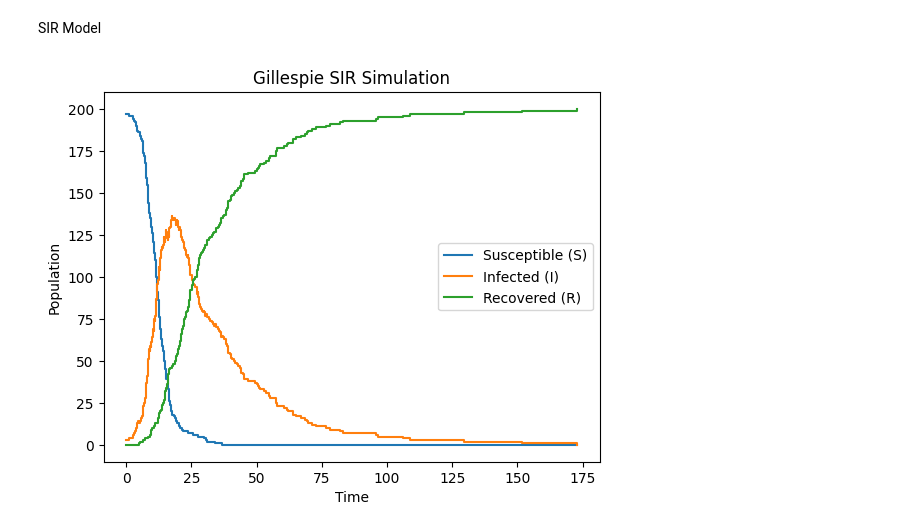
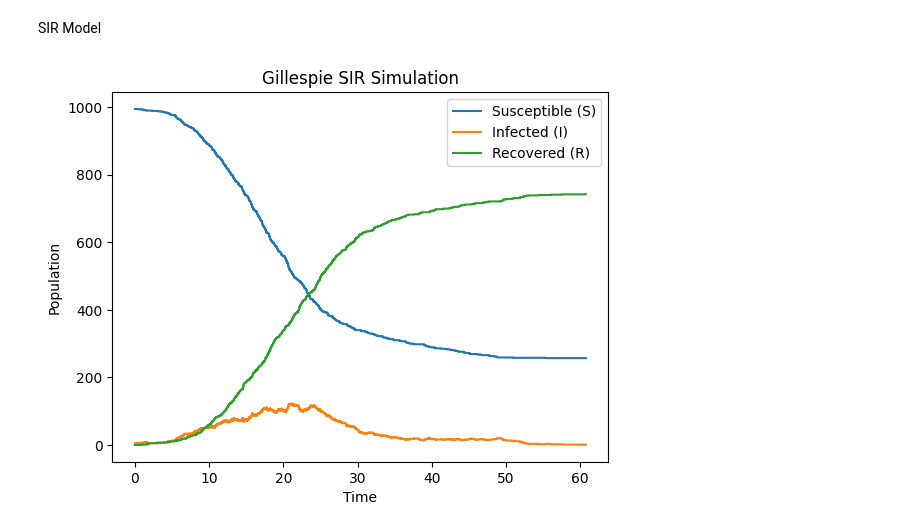
Before and after one commit to s224399/Stoc_sim_2k26, a Jupyter notebook: Project_2/Project2_Blanche.ipynb, the cells around one changed output. Saved outputs shown, nothing was run; the diff lists cells and outputs as text; code cells hidden in the pictures.

```diff
--- a/Project_2/Project2_Blanche.ipynb
+++ b/Project_2/Project2_Blanche.ipynb
@@ -41,43 +41,43 @@ def gillespie_SIR(s0, i0, r0, beta, gamma, t_tot, rng):
 
         a_infect = beta * s * i / n
         a_recover = gamma * i
-        a0 = a_infect + a_recover
+        a = a_infect + a_recover
 
-        t += -np.log(rng.random()) / a0        # Time until the next event
-        event = rng.random() * a0              # Choose the event
+        t += -np.log(rng.random()) / a         # Time until the next event
+        event = rng.random() * a               # Choose the event
 
         if event < a_infect:                   # Infection event
             if s > 0:
                 s -= 1
                 i += 1
         else:                                  # Recovery event
             if i > 0:
                 i -= 1
                 r += 1
 
         T.append(t)
         S.append(s)
         I.append(i)
         R.append(r)
 
     return T, S, R, I
 
-s0 = 197
-i0 = 3
+s0 = 995
+i0 = 5
 r0 = 0
-beta = 0.4          # infection rate
-gamma = 0.04        # recovery rate
-mu = 0.005          # death rate
-t_tot = 10000
+beta = 0.5          # infection rate
+gamma = 0.3         # recovery rate
+t_tot = 1000
+
 T, S, R, I = gillespie_SIR(s0, i0, r0, beta, gamma, t_tot, rng)
 
 plt.step(T, S, where='post', label='Susceptible (S)')
 plt.step(T, I, where='post', label='Infected (I)')
 plt.step(T, R, where='post', label='Recovered (R)')
 plt.xlabel("Time")
 plt.ylabel("Population")
 plt.title("Gillespie SIR Simulation")
 plt.legend()
 plt.show()
 # %% [output]
-[figure, old version]
+[figure, new version]
```
Also changed, not shown: parts of 7 cells of this notebook.
